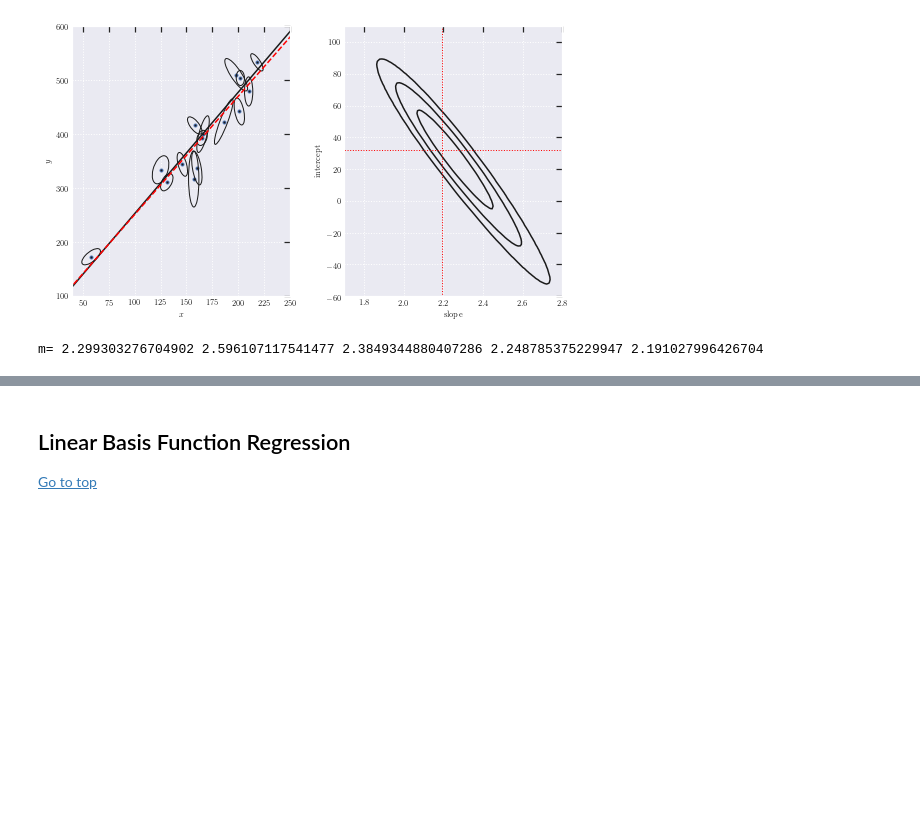
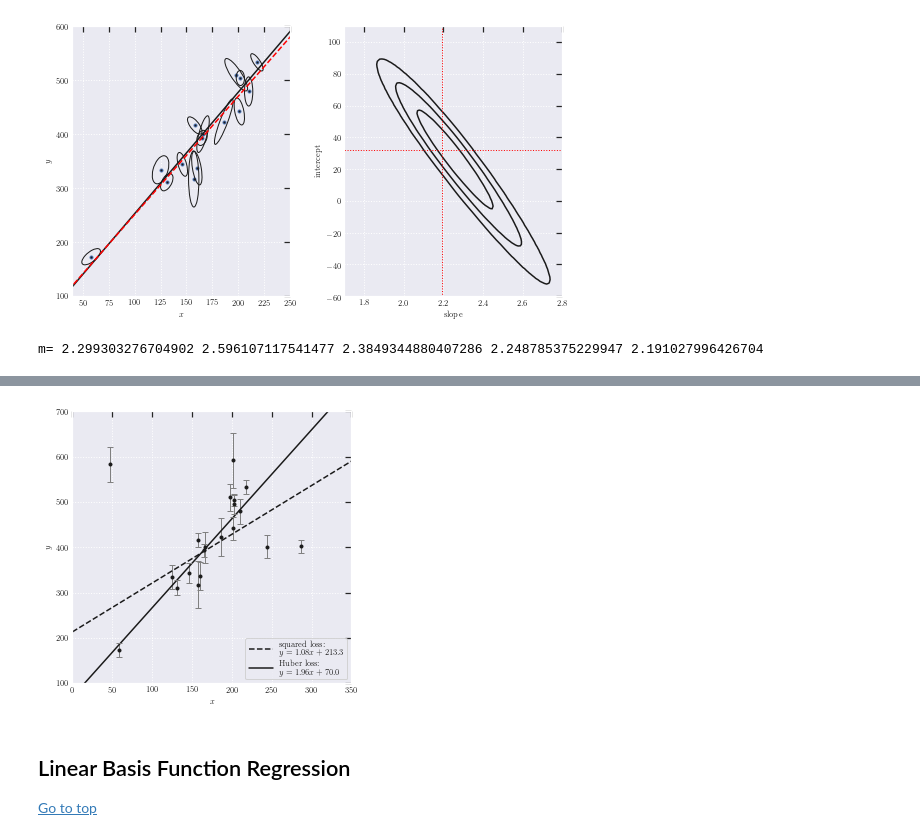
Before and after one commit to ivezic/SOSTAT2021, a Jupyter notebook: notebooks/ZIlecture2.ipynb, the cells around one changed output, grey strips where cells are left out. Saved outputs shown, nothing was run; the diff lists cells and outputs as text; code cells hidden in the pictures; blank space fills up the shorter version.

```diff
--- a/notebooks/ZIlecture2.ipynb
+++ b/notebooks/ZIlecture2.ipynb
@@ -1111,0 +1115,80 @@ But we cannot cover everything in only a few hours...
+# %%
+# Author: Jake VanderPlas
+# License: BSD
+#   The figure produced by this code is published in the textbook
+#   "Statistics, Data Mining, and Machine Learning in Astronomy" (2013)
+#   For more information, see http://astroML.github.com
+#   To report a bug or issue, use the following forum:
+#    https://groups.google.com/forum/#!forum/astroml-general
+
+from __future__ import print_function, division
+
+import numpy as np
+from matplotlib import pyplot as plt
+
+from scipy import optimize
+from astroML.datasets import fetch_hogg2010test
+
+#----------------------------------------------------------------------
+# This function adjusts matplotlib settings for a uniform feel in the textbook.
+# Note that with usetex=True, fonts are rendered with LaTeX.  This may
+# result in an error if LaTeX is not installed on your system.  In that case,
+# you can set usetex to False.
+if "setup_text_plots" not in globals():
+    from astroML.plotting import setup_text_plots
+setup_text_plots(fontsize=8, usetex=True)
+
+#------------------------------------------------------------
+# Get data: this includes outliers
+data = fetch_hogg2010test()
+x = data['x']
+y = data['y']
+dy = data['sigma_y']
+
+
+# Define the standard squared-loss function
+def squared_loss(m, b, x, y, dy):
+    y_fit = m * x + b
+    return np.sum(((y - y_fit) / dy) ** 2, -1)
+
+
+# Define the log-likelihood via the Huber loss function
+def huber_loss(m, b, x, y, dy, c=2):
+    y_fit = m * x + b
+    t = abs((y - y_fit) / dy)
+    flag = t > c
+    return np.sum((~flag) * (0.5 * t ** 2) - (flag) * c * (0.5 * c - t), -1)
+
+f_squared = lambda beta: squared_loss(beta[0], beta[1], x=x, y=y, dy=dy)
+f_huber = lambda beta: huber_loss(beta[0], beta[1], x=x, y=y, dy=dy, c=1)
+
+#------------------------------------------------------------
+# compute the maximum likelihood using the huber loss
+beta0 = (2, 30)
+beta_squared = optimize.fmin(f_squared, beta0)
+beta_huber = optimize.fmin(f_huber, beta0)
+
+print(beta_squared)
+print(beta_huber)
+
+#------------------------------------------------------------
+# Plot the results
+fig = plt.figure(figsize=(5, 5))
+ax = fig.add_subplot(111)
+
+x_fit = np.linspace(0, 350, 10)
+ax.plot(x_fit, beta_squared[0] * x_fit + beta_squared[1], '--k',
+        label="squared loss:\n $y=%.2fx + %.1f$" % tuple(beta_squared))
+ax.plot(x_fit, beta_huber[0] * x_fit + beta_huber[1], '-k',
+        label="Huber loss:\n $y=%.2fx + %.1f$" % tuple(beta_huber))
+ax.legend(loc=4)
+
+ax.errorbar(x, y, dy, fmt='.k', lw=1, ecolor='gray')
+
+ax.set_xlim(0, 350)
+ax.set_ylim(100, 700)
+ax.set_xlabel('$x$')
+ax.set_ylabel('$y$')
+
+plt.show()
+# %% [output]
@@ -1112,3 +1205,4 @@ But we cannot cover everything in only a few hours...
+[figure, added]
 # %% [markdown]
 ## Linear Basis Function Regression <a id='basis'></a>
 [Go to top](#toc)
```
Also changed, not shown: parts of 6 cells of this notebook, 1 other file.
